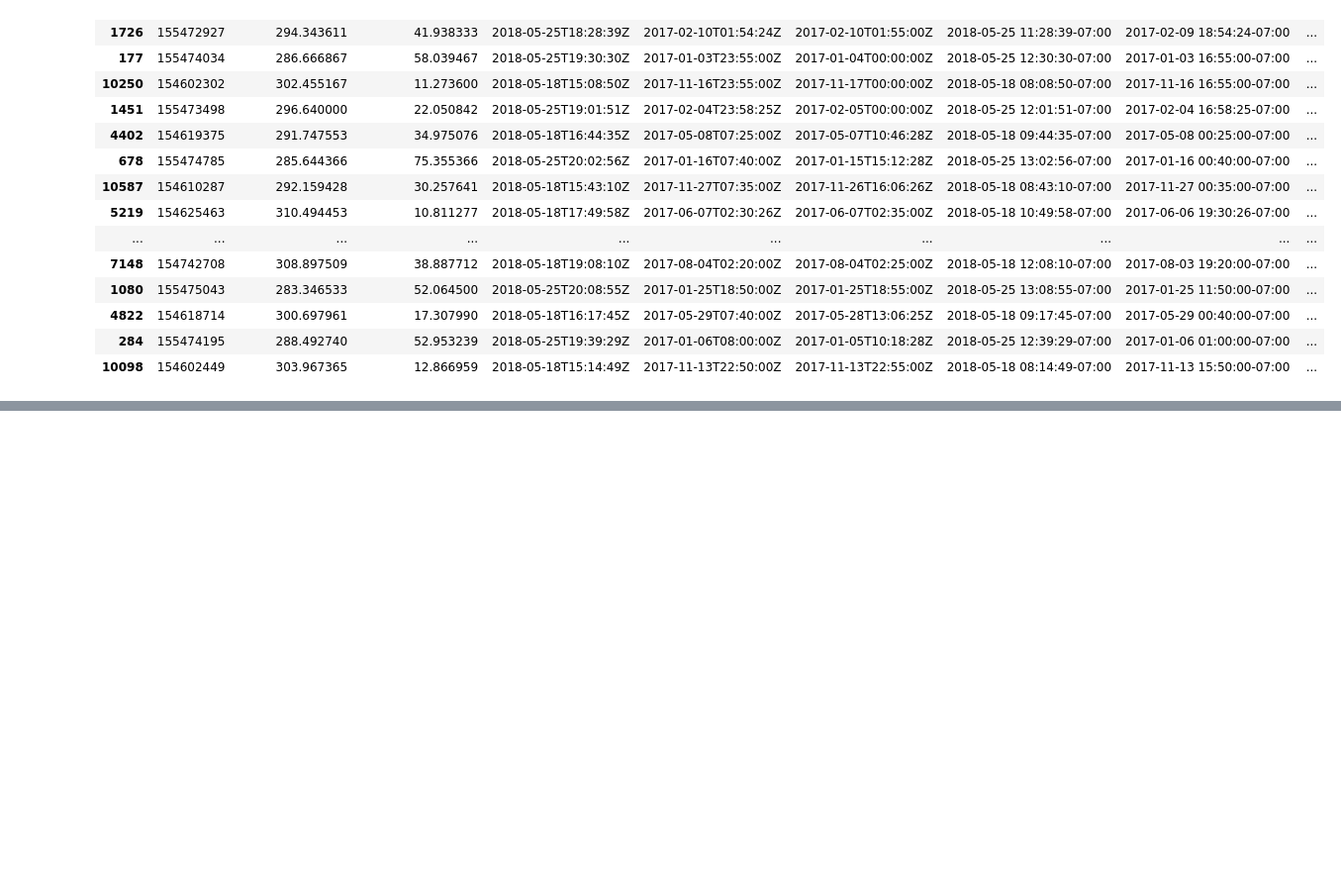
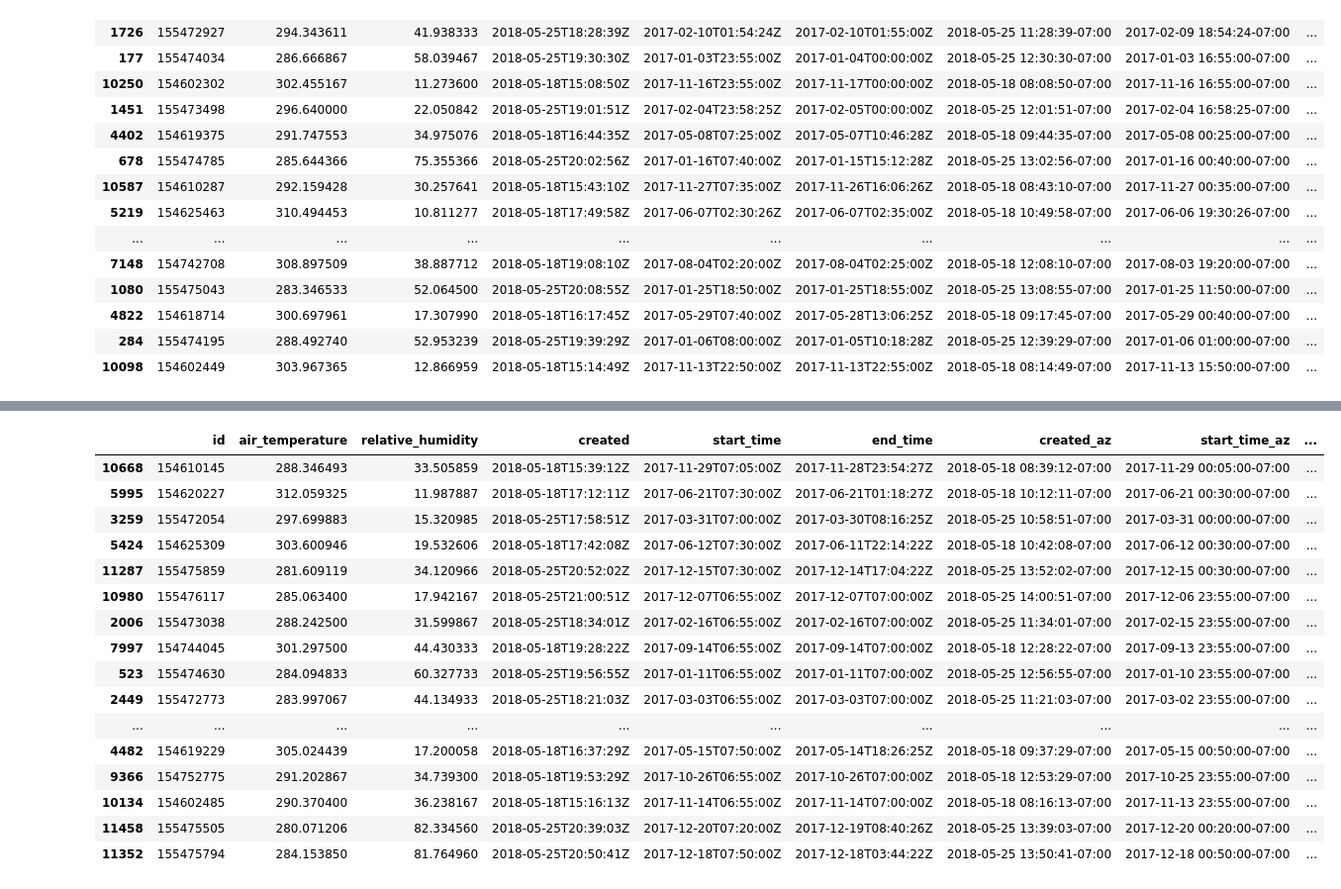
Before and after one commit to genophenoenvo/terraref-datasets, a Jupyter notebook: notebooks/season_4_weather.ipynb, the cells around one changed output, grey strips where cells are left out. Shown at 99% size. Drawn from its saved outputs; the diff is of its cells as text; code cells hidden in the pictures; blank space fills up the shorter version.

Commit message:
cleaning up raw weather station data

```diff
--- a/notebooks/season_4_weather.ipynb
+++ b/notebooks/season_4_weather.ipynb
@@ -712,0 +761,3 @@ non_duplicates.sample(n=25)
+# %%
+weather_df['start_date_string'] = start_dates
+weather_df.tail()
@@ -712,0 +771,10 @@ non_duplicates.sample(n=25)
+# %%
+end_values = weather_df.end_time_az.values
+end_dates = []
+
+for date in end_values:
+
+    string_date = str(date)[:10]
+    end_dates.append(string_date)
+
+end_dates[:10]
@@ -712,0 +792,3 @@ non_duplicates.sample(n=25)
+# %%
+weather_df['end_date_string'] = end_dates
+weather_df.head()
@@ -712,0 +804,3 @@ non_duplicates.sample(n=25)
+# %%
+mismatched_dates = weather_df.loc[weather_df.duplicated(subset=['start_date_string', 'end_date_string'],
+                                                       keep=False) == False]
@@ -712,0 +820,20 @@ non_duplicates.sample(n=25)
+# %%
+mismatched_dates.sample(n=25)
+# %% [output]
+|  | id | air_temperature | relative_humidity | created | start_time | end_time | created_az | start_time_az | ... |
+| 10668 | 154610145 | 288.346493 | 33.505859 | 2018-05-18T15:39:12Z | 2017-11-29T07:05:00Z | 2017-11-28T23:54:27Z | 2018-05-18 08:39:12-07:00 | 2017-11-29 00:05:00-07:00 | ... |
+| 5995 | 154620227 | 312.059325 | 11.987887 | 2018-05-18T17:12:11Z | 2017-06-21T07:30:00Z | 2017-06-21T01:18:27Z | 2018-05-18 10:12:11-07:00 | 2017-06-21 00:30:00-07:00 | ... |
+| 3259 | 155472054 | 297.699883 | 15.320985 | 2018-05-25T17:58:51Z | 2017-03-31T07:00:00Z | 2017-03-30T08:16:25Z | 2018-05-25 10:58:51-07:00 | 2017-03-31 00:00:00-07:00 | ... |
+| 5424 | 154625309 | 303.600946 | 19.532606 | 2018-05-18T17:42:08Z | 2017-06-12T07:30:00Z | 2017-06-11T22:14:22Z | 2018-05-18 10:42:08-07:00 | 2017-06-12 00:30:00-07:00 | ... |
+| 11287 | 155475859 | 281.609119 | 34.120966 | 2018-05-25T20:52:02Z | 2017-12-15T07:30:00Z | 2017-12-14T17:04:22Z | 2018-05-25 13:52:02-07:00 | 2017-12-15 00:30:00-07:00 | ... |
+| 10980 | 155476117 | 285.063400 | 17.942167 | 2018-05-25T21:00:51Z | 2017-12-07T06:55:00Z | 2017-12-07T07:00:00Z | 2018-05-25 14:00:51-07:00 | 2017-12-06 23:55:00-07:00 | ... |
+| 2006 | 155473038 | 288.242500 | 31.599867 | 2018-05-25T18:34:01Z | 2017-02-16T06:55:00Z | 2017-02-16T07:00:00Z | 2018-05-25 11:34:01-07:00 | 2017-02-15 23:55:00-07:00 | ... |
+| 7997 | 154744045 | 301.297500 | 44.430333 | 2018-05-18T19:28:22Z | 2017-09-14T06:55:00Z | 2017-09-14T07:00:00Z | 2018-05-18 12:28:22-07:00 | 2017-09-13 23:55:00-07:00 | ... |
+| 523 | 155474630 | 284.094833 | 60.327733 | 2018-05-25T19:56:55Z | 2017-01-11T06:55:00Z | 2017-01-11T07:00:00Z | 2018-05-25 12:56:55-07:00 | 2017-01-10 23:55:00-07:00 | ... |
+| 2449 | 155472773 | 283.997067 | 44.134933 | 2018-05-25T18:21:03Z | 2017-03-03T06:55:00Z | 2017-03-03T07:00:00Z | 2018-05-25 11:21:03-07:00 | 2017-03-02 23:55:00-07:00 | ... |
+| ... | ... | ... | ... | ... | ... | ... | ... | ... | ... |
+| 4482 | 154619229 | 305.024439 | 17.200058 | 2018-05-18T16:37:29Z | 2017-05-15T07:50:00Z | 2017-05-14T18:26:25Z | 2018-05-18 09:37:29-07:00 | 2017-05-15 00:50:00-07:00 | ... |
+| 9366 | 154752775 | 291.202867 | 34.739300 | 2018-05-18T19:53:29Z | 2017-10-26T06:55:00Z | 2017-10-26T07:00:00Z | 2018-05-18 12:53:29-07:00 | 2017-10-25 23:55:00-07:00 | ... |
+| 10134 | 154602485 | 290.370400 | 36.238167 | 2018-05-18T15:16:13Z | 2017-11-14T06:55:00Z | 2017-11-14T07:00:00Z | 2018-05-18 08:16:13-07:00 | 2017-11-13 23:55:00-07:00 | ... |
+| 11458 | 155475505 | 280.071206 | 82.334560 | 2018-05-25T20:39:03Z | 2017-12-20T07:20:00Z | 2017-12-19T08:40:26Z | 2018-05-25 13:39:03-07:00 | 2017-12-20 00:20:00-07:00 | ... |
+| 11352 | 155475794 | 284.153850 | 81.764960 | 2018-05-25T20:50:41Z | 2017-12-18T07:50:00Z | 2017-12-18T03:44:22Z | 2018-05-25 13:50:41-07:00 | 2017-12-18 00:50:00-07:00 | ... |
```
Also changed, not shown: parts of 28 cells of this notebook.
